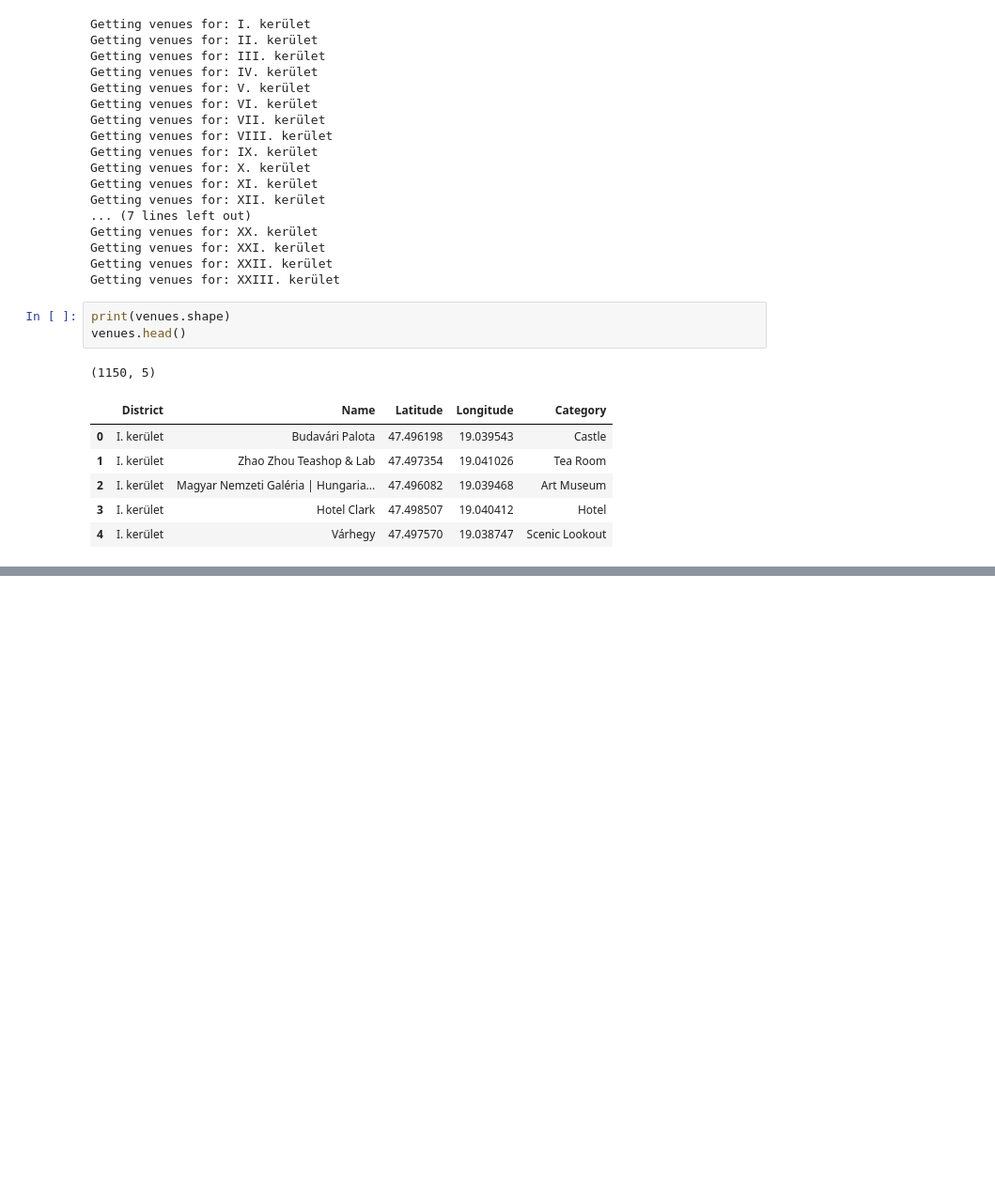
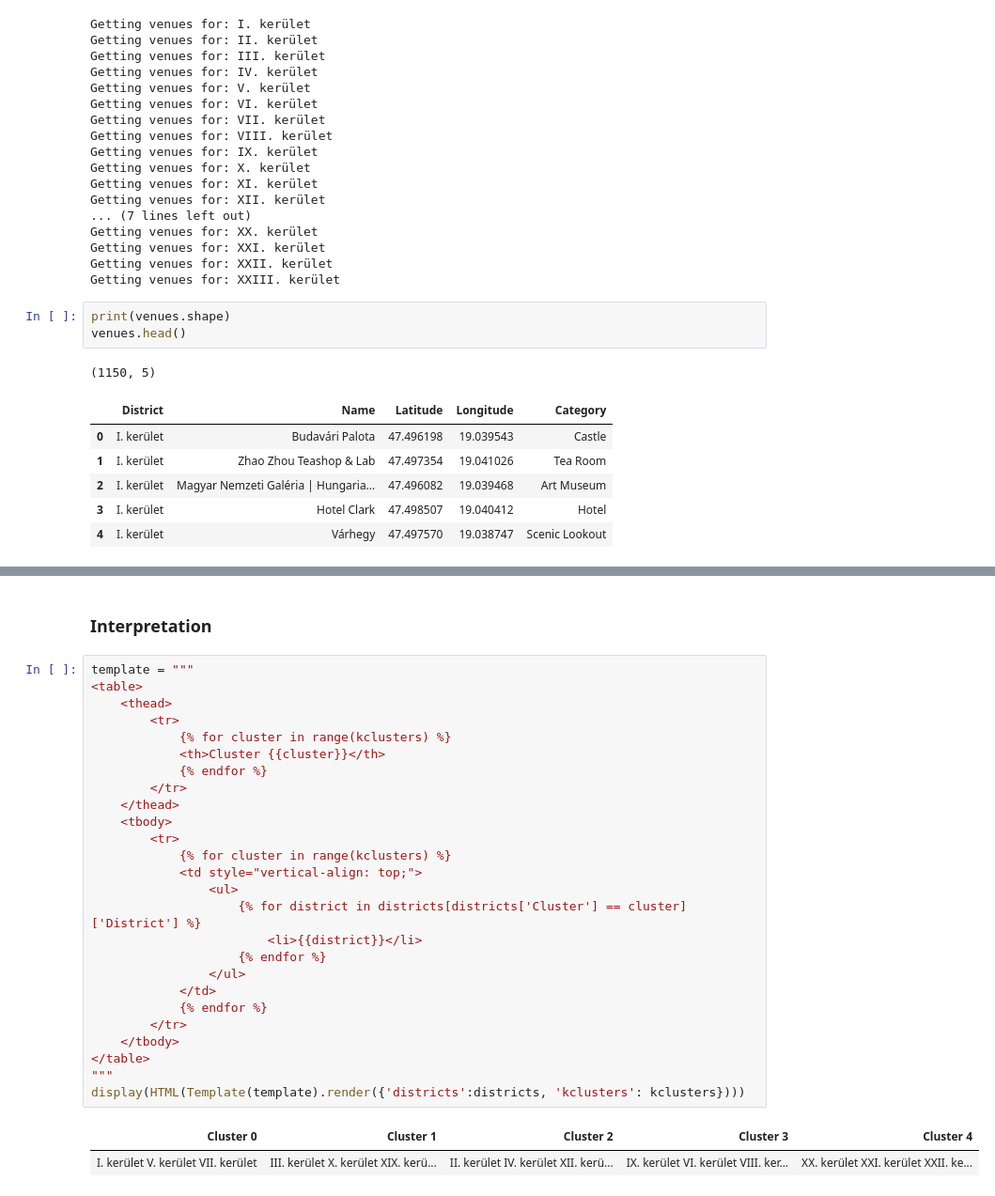
Before and after one commit to stephensipos/Coursera_Capstone, a Jupyter notebook: districts-of-budapest.ipynb, the cells around one changed output, grey strips where cells are left out. Shown: that part at 94% size. Drawn from its saved outputs; the diff is of its cells as text; blank space fills up the shorter version.

```diff
--- a/districts-of-budapest.ipynb
+++ b/districts-of-budapest.ipynb
@@ -329,0 +248,31 @@ for i in range(kclusters):
+# %% [markdown]
+### Interpretation
+# %%
+template = """
+<table>
+    <thead>
+        <tr>
+            {% for cluster in range(kclusters) %}
+            <th>Cluster {{cluster}}</th>
+            {% endfor %}
+        </tr>
+    </thead>
+    <tbody>
+        <tr>
+            {% for cluster in range(kclusters) %}
+            <td style="vertical-align: top;">
+                <ul>
+                    {% for district in districts[districts['Cluster'] == cluster]['District'] %}
+                        <li>{{district}}</li>
+                    {% endfor %}
+                </ul>
+            </td>
+            {% endfor %}
+        </tr>
+    </tbody>
+</table>
+"""
+display(HTML(Template(template).render({'districts':districts, 'kclusters': kclusters})))
+# %% [output]
+| Cluster 0 | Cluster 1 | Cluster 2 | Cluster 3 | Cluster 4 |
+| I. kerület V. kerület VII. kerület | III. kerület X. kerület XIX. kerü... | II. kerület IV. kerület XII. kerü... | IX. kerület VI. kerület VIII. ker... | XX. kerület XXI. kerület XXII. ke... |
```
Also changed, not shown: parts of 41 cells of this notebook, 2 other files.
